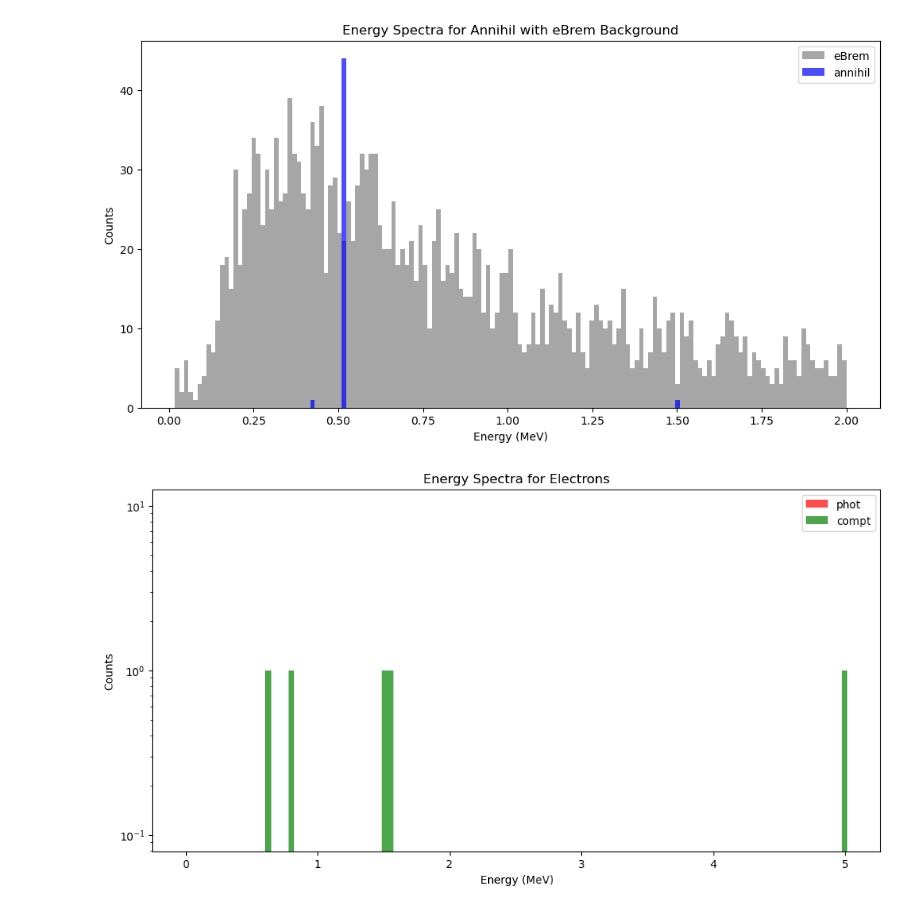
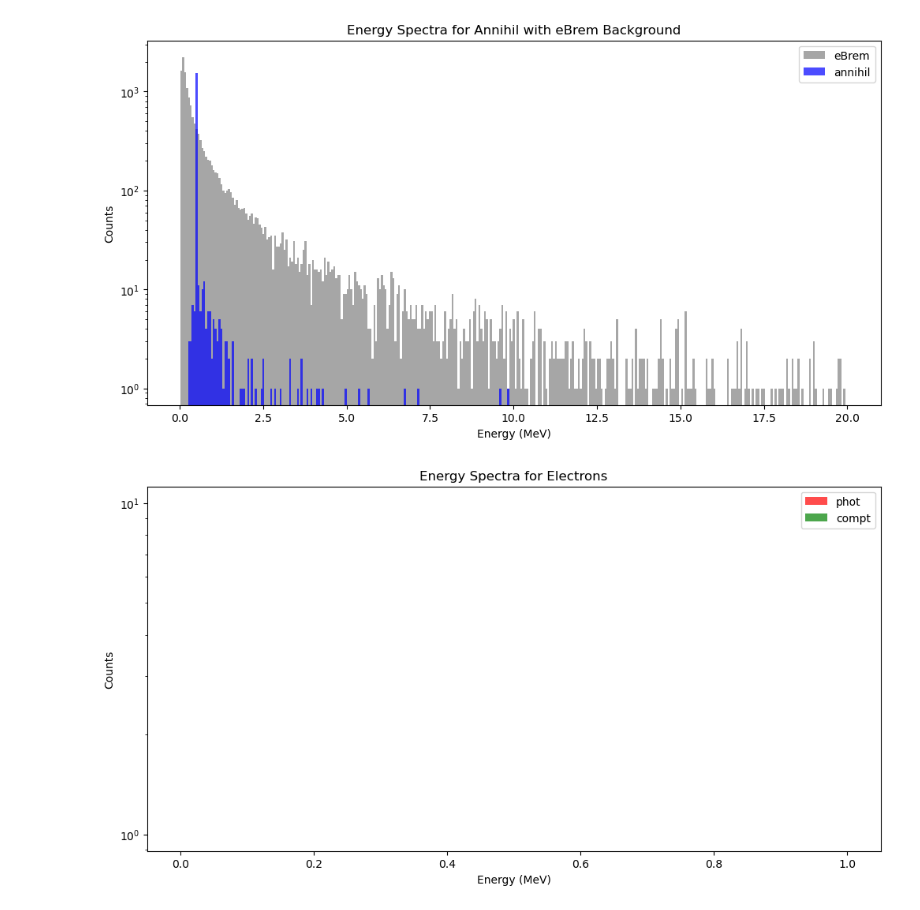
Before and after one commit to francescouni0/Online-Monitoring, a Jupyter notebook: Analysis.ipynb, the cells around one changed output. Drawn from its saved outputs; the diff is of its cells as text; code cells hidden in the pictures.

```diff
--- a/Analysis.ipynb
+++ b/Analysis.ipynb
@@ -4,7 +4,7 @@ import matplotlib.pyplot as plt
 import numpy as np
 
 # Open the ROOT file and get the TTree
-file = uproot.open("dati/setup_def/Hits1.root")
+file = uproot.open("dati/compton/Hits.root")
 tree = file["Hits"]
 
 # Get the data as a Pandas DataFrame
@@ -50,21 +50,21 @@ for process_name in process_names:
 min_value = min(background_energy.min(), process_energy_spectra["annihil"].min())
 #max_value = max(background_energy.max(), process_energy_spectra["annihil"].max())
 
-max_value = 2
+max_value = 20
 
-num_bins = 150  # Adjust as needed
+num_bins = 350  # Adjust as needed
 bin_edges = np.linspace(min_value, max_value, num=num_bins)
 
 plt.figure(figsize=(12, 6))
-#plt.yscale('log')
+plt.yscale('log')
 if background_energy is not None:
-    plt.hist(background_energy, bins=bin_edges, label="eBrem", alpha=0.7,  color="gray",range=(0, 2))
+    plt.hist(background_energy, bins=bin_edges, label="eBrem", alpha=0.7,  color="gray",range=(0, 20))
     #plt.hist(process_energy_spectra["phot"], bins=100, label="phot", alpha=0.7,  color="red")
     #plt.hist(process_energy_spectra["compt"], bins=100, label="compt", alpha=0.7,  color="green")
 
 
 if "annihil" in process_energy_spectra:
-    plt.hist(process_energy_spectra["annihil"], bins=bin_edges, label="annihil", alpha=0.7, color="blue",range=(0, 2))
+    plt.hist(process_energy_spectra["annihil"], bins=bin_edges, label="annihil", alpha=0.7, color="blue",range=(0, 20))
 plt.xlabel("Energy (MeV)")
 plt.ylabel("Counts")
 plt.title("Energy Spectra for Annihil with eBrem Background")
@@ -108,32 +108,32 @@ plt.legend()
 plt.show()
 
 
 # Plot cylindrical positions for eBrem as background
 #if background_positions is not None:
 #    plt.hist(background_positions, bins=60, label="eBrem", alpha=0.7, color="gray",range=(-3, 3))
 #if "annihil" in process_positions:
 #    plt.hist(process_positions["annihil"], bins=60, label="annihil", alpha=0.7, color="blue",range=(-3, 3))
 #plt.xlabel("Cylindrical Position (mm)")
 #plt.ylabel("Counts")
 #plt.title("Cylindrical Position for Annihil with eBrem Background")
 #plt.legend()
 #
 #plt.tight_layout()
 #plt.show()
 #
 ## Perform TOF analysis for annihil and eBrem
 #if background_TOF is not None:
 #    plt.hist(background_TOF, bins=100, label="eBrem", alpha=0.7, color="gray")
 #
 #
 #if "annihil" in process_TOF:
 #    plt.hist(process_TOF["annihil"], bins=100, label="annihil", alpha=0.7, range=(0, 10))
 #    plt.xlabel("Time of Flight (ns)")
 #    plt.ylabel("Counts")
 #    plt.title("Time of Flight for Annihil and eBrem")
 #    plt.legend()
 #
 #plt.show()
 # %% [output]
-[figure, old version]
+[figure, new version]
-[figure, old version]
+[figure, new version]
```
Also changed, not shown: parts of 3 cells of this notebook, 3 other files.
